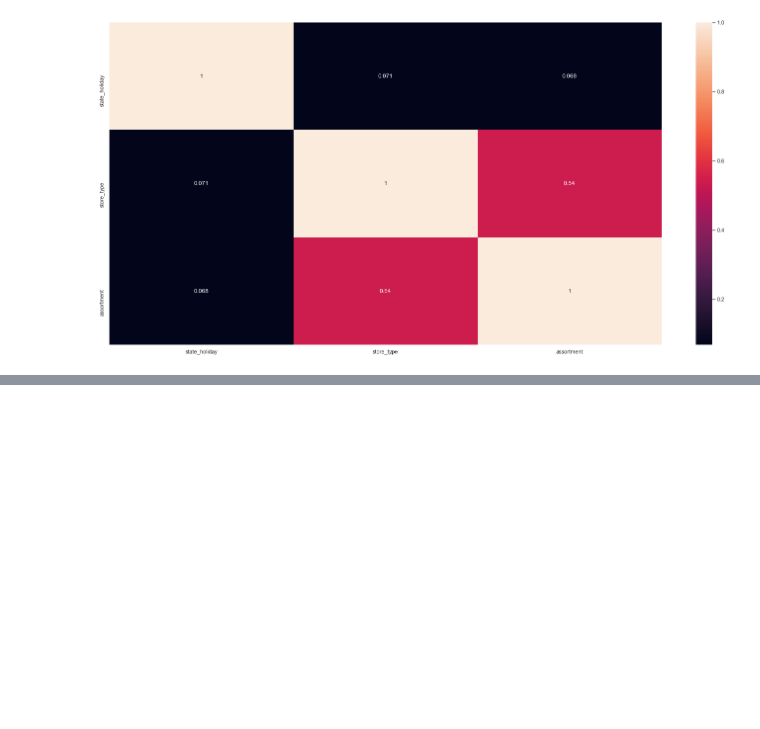
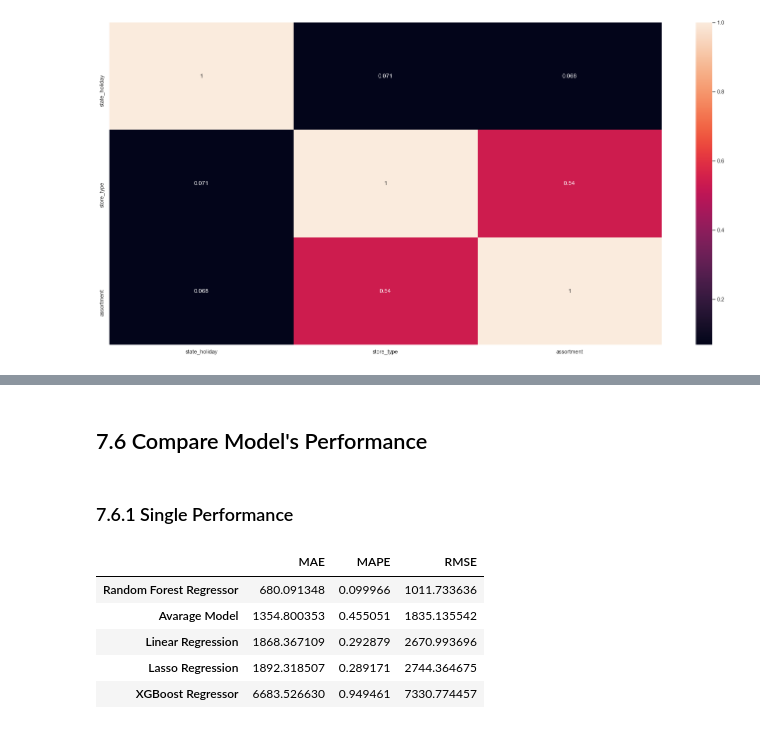
Before and after one commit to ghermsen/rossmann_prediction, a Jupyter notebook: rossmann_prediction_project.ipynb, the cells around one changed output, grey strips where cells are left out. Cells and saved outputs as stored; diff of their text form; code cells hidden in the pictures; blank space fills up the shorter version.

Commit message:
finished model selection and cross validation

```diff
--- a/rossmann_prediction_project.ipynb
+++ b/rossmann_prediction_project.ipynb
@@ -1071,0 +1136,9 @@ cols_selected_boruta.extend(features_to_add)
+# %%
+# train, test dataset
+
+x_train = X_train[cols_selected_boruta]
+x_test = X_test[cols_selected_boruta]
+
+# time series cross validation
+
+x_training = X_train[cols_selected_boruta_full]
@@ -1071,0 +1236,13 @@ cols_selected_boruta.extend(features_to_add)
+# %%
+# model
+
+rf = RandomForestRegressor(n_estimators = 100, n_jobs = -1, random_state = 42).fit(x_train, y_train)
+
+# prediction
+
+y_hat_rf = rf.predict(x_test)
+
+# performance
+
+rf_result = ml_error('Random Forest', np.expm1(y_test), np.expm1(y_hat_rf))
+rf_result
@@ -1071,0 +1271,18 @@ cols_selected_boruta.extend(features_to_add)
+# %%
+# model
+
+model_xgb = xgb.XGBRegressor(objective = 'reg:squarederror',
+                             n_estimators = 100,
+                             eta = 0.01,
+                             max_depth = 10,
+                             subsample = 0.7,
+                             colsample_bytree = 0.9).fit(x_train, y_train)
+
+# prediction
+
+y_hat_xgb = model_xgb.predict(x_test)
+
+# performance
+
+xgb_result = ml_error('XGBoost', np.expm1(y_test), np.expm1(y_hat_xgb))
+xgb_result
@@ -1071,0 +1309,14 @@ cols_selected_boruta.extend(features_to_add)
+# %% [markdown]
+## 7.6 Compare Model's Performance
+# %% [markdown]
+### 7.6.1 Single Performance
+# %%
+models_results = pd.concat([baseline_result, lr_result, lasso_result, rf_result, xgb_result])
+models_results.sort_values('RMSE')
+# %% [output]
+|  | MAE | MAPE | RMSE |
+| Random Forest Regressor | 680.091348 | 0.099966 | 1011.733636 |
+| Avarage Model | 1354.800353 | 0.455051 | 1835.135542 |
+| Linear Regression | 1868.367109 | 0.292879 | 2670.993696 |
+| Lasso Regression | 1892.318507 | 0.289171 | 2744.364675 |
+| XGBoost Regressor | 6683.526630 | 0.949461 | 7330.774457 |
```
Also changed, not shown: parts of 75 cells of this notebook.
